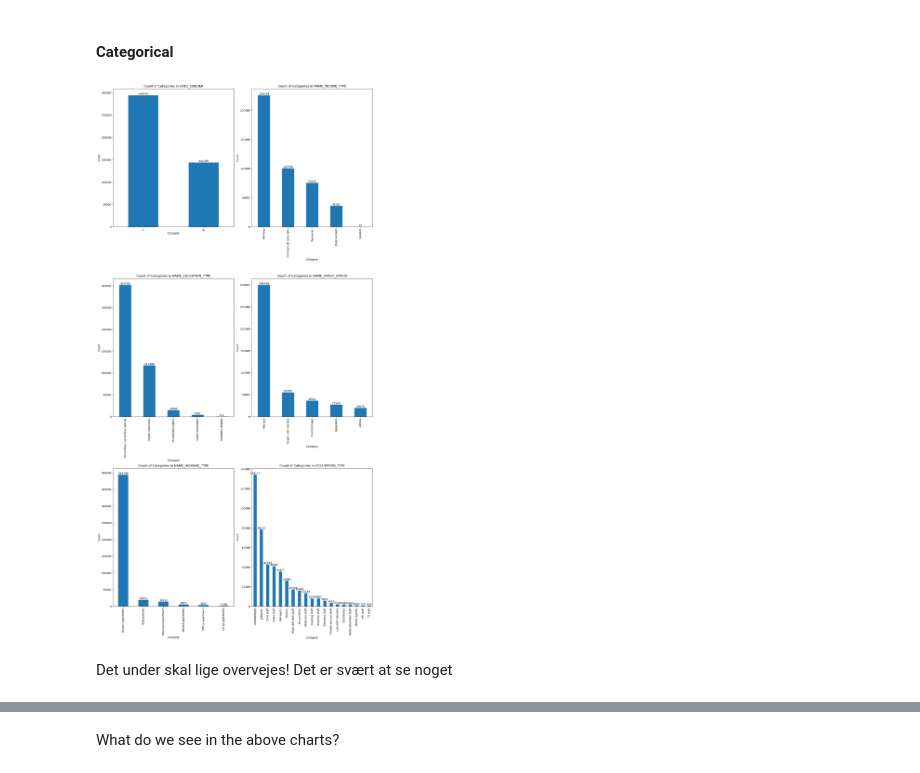
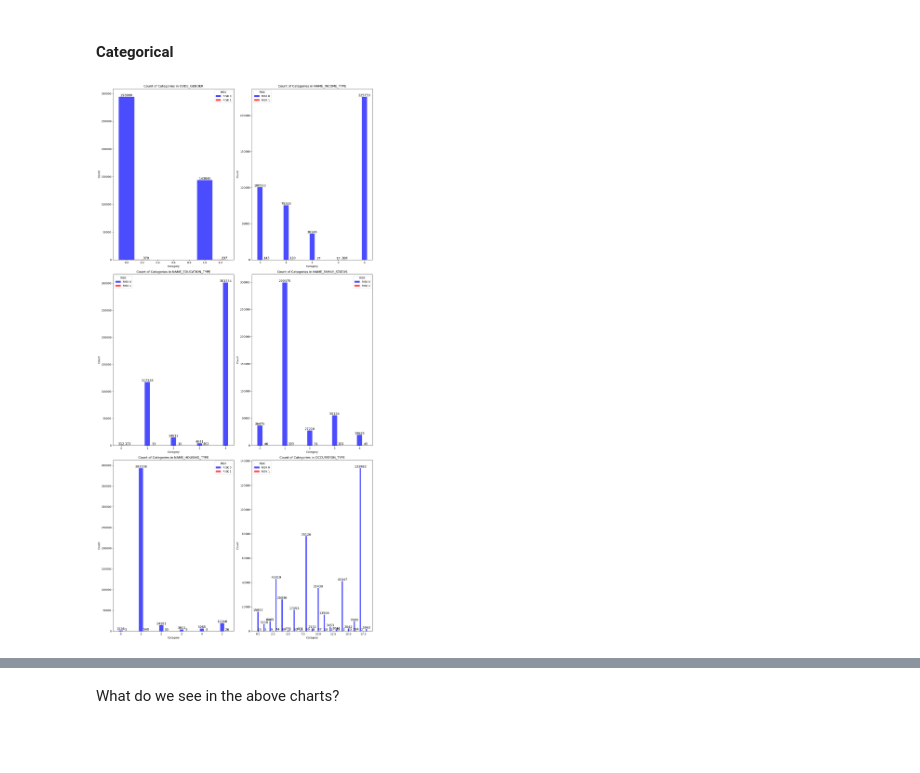
Before and after one commit to DataYankie/CreditCardApproval, a Jupyter notebook: CreditCardApproval.ipynb, the cells around one changed output, grey strips where cells are left out. Saved outputs shown, nothing was run; the diff lists cells and outputs as text; code cells hidden in the pictures; blank space fills up the shorter version.

Commit message:
Updated bar plot

```diff
--- a/CreditCardApproval.ipynb
+++ b/CreditCardApproval.ipynb
@@ -345,21 +345,33 @@ rows = (num_columns + cols - 1) // cols  # Calculate the number of rows needed
 # %%
 fig, axes = plt.subplots(rows, cols, figsize=(15, 10 * rows))
 
+# Group the data by 'RISK' and iterate over each group
+grouped = application_record_df.groupby('RISK')
+
+colors = {0:'Blue', 1:'Red'}
+
 for i, column in enumerate(categorical_cols):
     row, col = divmod(i, cols)
-    category_counts = application_record_df[categorical_cols][column].value_counts()
-    ax = category_counts.plot(kind='bar', ax=axes[row, col])
+    ax = axes[row, col]
+
+    for j, (risk, group) in enumerate(grouped):
+        category_counts = group[column].value_counts().sort_index()
+        positions = [x + j * 0.2 for x in range(len(category_counts))]
+        ax.bar(positions, category_counts, width=0.2, alpha=0.7, color=colors[risk], label=f'RISK {risk}')
+
     ax.set_xlabel('Category')
     ax.set_ylabel('Count')
     ax.set_title(f'Count of Categories in {column}')
+    ax.legend(title='RISK')
 
     # Annotate the bars
-    for j, count in enumerate(category_counts):
-        ax.text(j, count, str(count), ha='center', va='bottom')
+    for j, (risk, group) in enumerate(grouped):
+        category_counts = group[column].value_counts().sort_index()
+        for k, count in enumerate(category_counts):
+            ax.text(k + (j * 0.25), count, str(count), ha='center', va='bottom', fontsize=12)
 
+# Adjust layout and display the plot
 plt.tight_layout()
 plt.show()
 # %% [output]
-[figure, old version]
+[figure, new version]
-# %% [markdown]
-Det under skal lige overvejes! Det er svært at se noget
```
Also changed, not shown: parts of 3 cells of this notebook.
